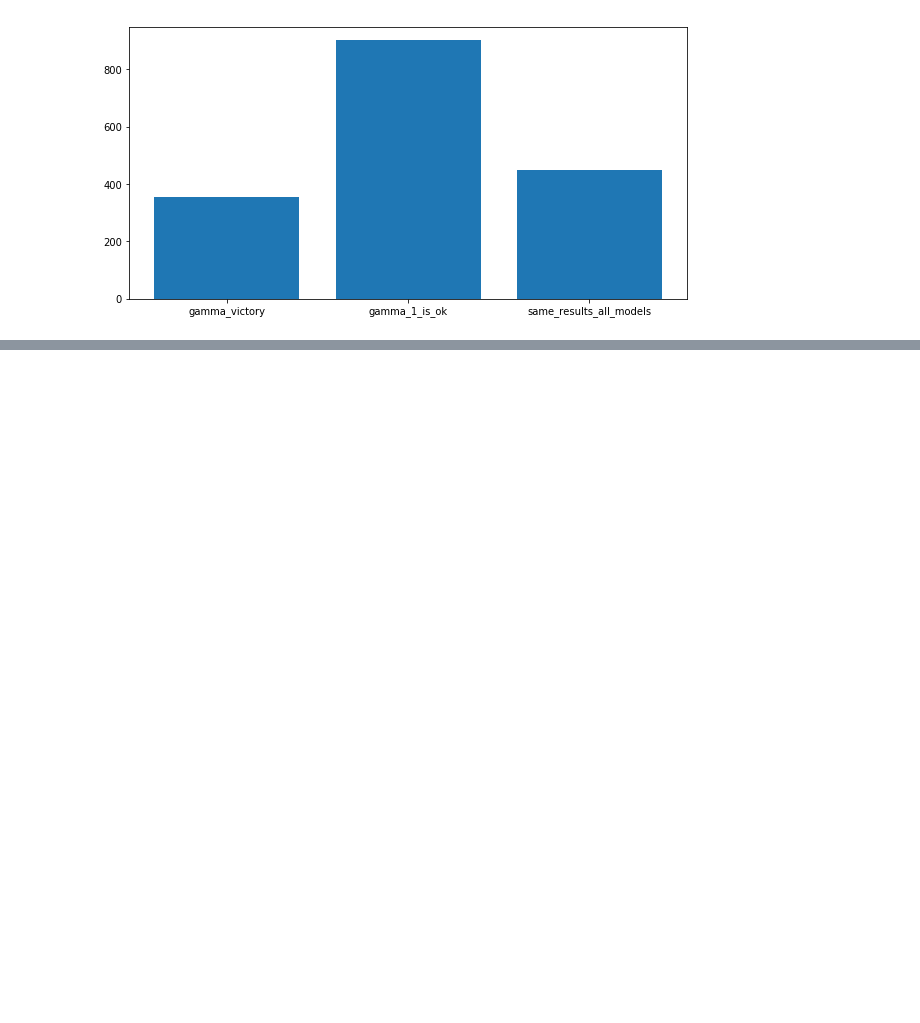
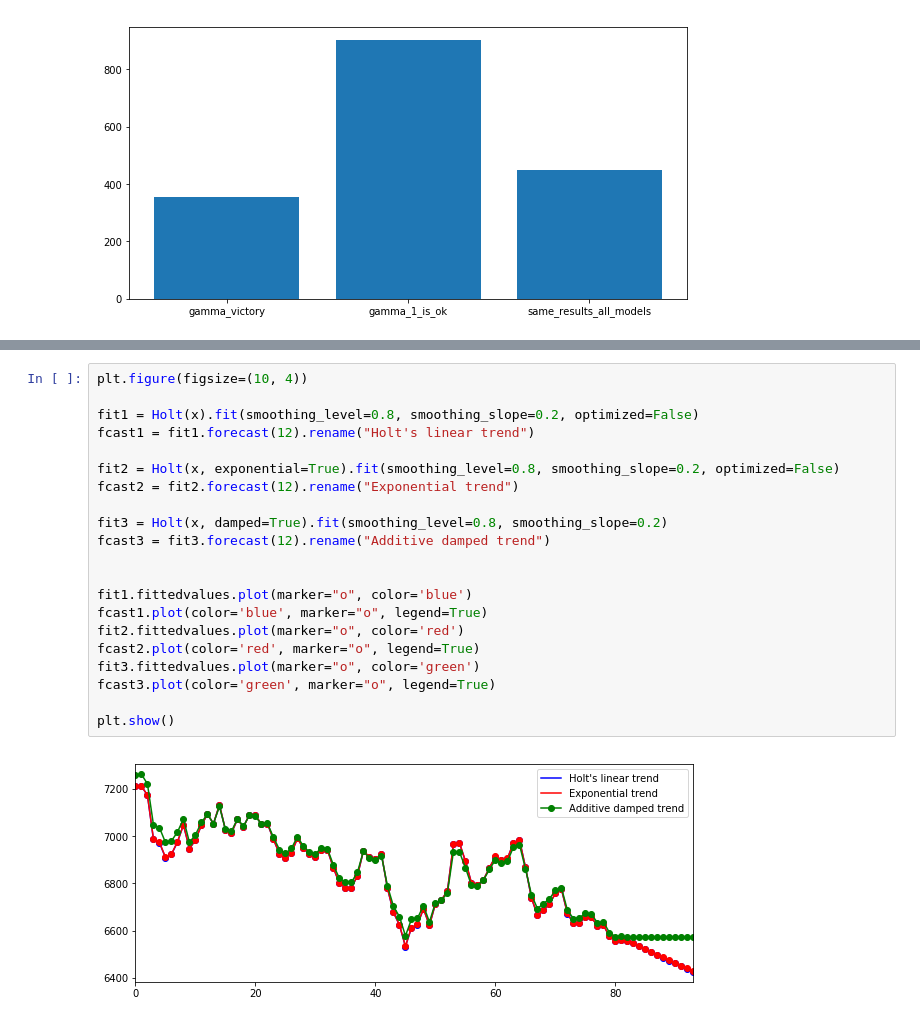
Before and after one commit to PetrGarm/CW_3course, a Jupyter notebook: CV_algorithm.ipynb, the cells around one changed output, grey strips where cells are left out. Saved outputs shown, nothing was run; the diff lists cells and outputs as text; blank space fills up the shorter version.

```diff
--- a/CV_algorithm.ipynb
+++ b/CV_algorithm.ipynb
@@ -396,0 +433,23 @@ plt.bar(x, y);
+# %%
+plt.figure(figsize=(10, 4))
+
+fit1 = Holt(x).fit(smoothing_level=0.8, smoothing_slope=0.2, optimized=False)
+fcast1 = fit1.forecast(12).rename("Holt's linear trend")
+
+fit2 = Holt(x, exponential=True).fit(smoothing_level=0.8, smoothing_slope=0.2, optimized=False)
+fcast2 = fit2.forecast(12).rename("Exponential trend")
+
+fit3 = Holt(x, damped=True).fit(smoothing_level=0.8, smoothing_slope=0.2)
+fcast3 = fit3.forecast(12).rename("Additive damped trend")
+
+
+fit1.fittedvalues.plot(marker="o", color='blue')
+fcast1.plot(color='blue', marker="o", legend=True)
+fit2.fittedvalues.plot(marker="o", color='red')
+fcast2.plot(color='red', marker="o", legend=True)
+fit3.fittedvalues.plot(marker="o", color='green')
+fcast3.plot(color='green', marker="o", legend=True)
+
+plt.show()
+# %% [output]
+[figure, added]
```
Also changed, not shown: parts of 10 cells of this notebook.
